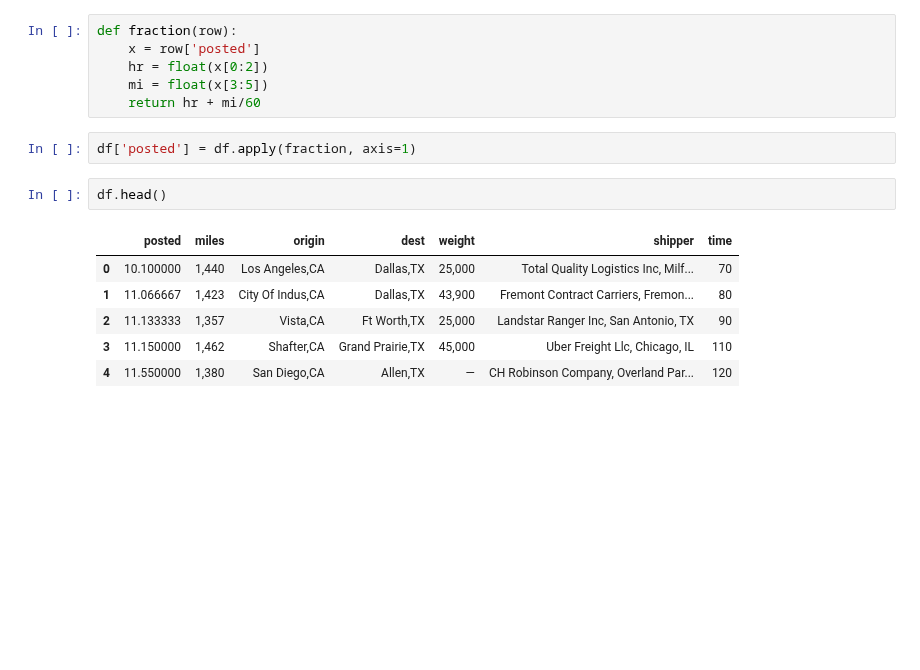
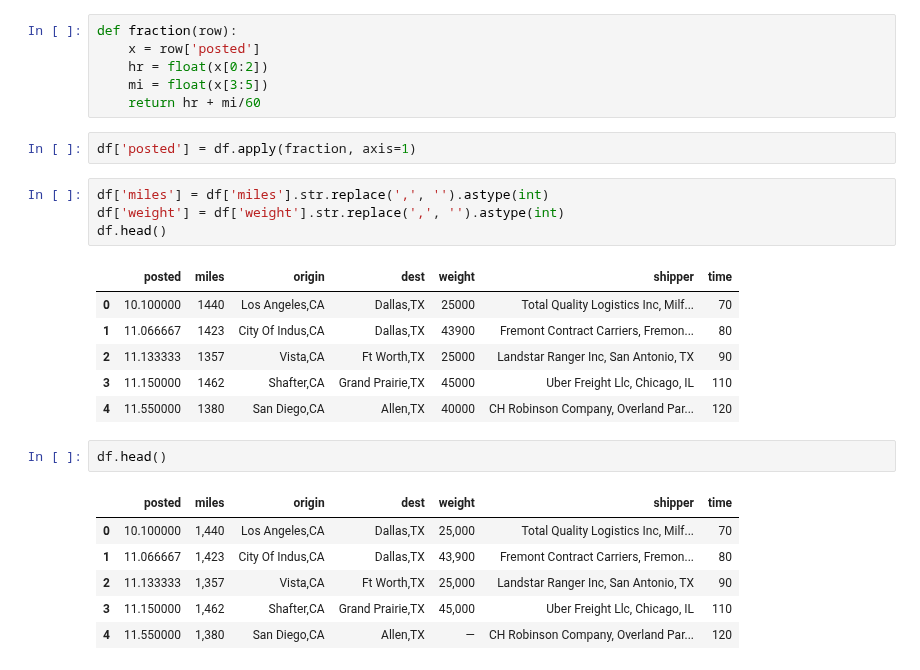
Before and after one commit to jawaidi/capstone, a Jupyter notebook: model.ipynb, the cells around one changed output. Cells and saved outputs as stored; diff of their text form; blank space fills up the shorter version.

```diff
--- a/model.ipynb
+++ b/model.ipynb
@@ -47,6 +47,17 @@ def fraction(row):
     return hr + mi/60
 # %%
 df['posted'] = df.apply(fraction, axis=1)
+# %%
+df['miles'] = df['miles'].str.replace(',', '').astype(int)
+df['weight'] = df['weight'].str.replace(',', '').astype(int)
+df.head()
+# %% [output]
+|  | posted | miles | origin | dest | weight | shipper | time |
+| 0 | 10.100000 | 1440 | Los Angeles,CA | Dallas,TX | 25000 | Total Quality Logistics Inc, Milf... | 70 |
+| 1 | 11.066667 | 1423 | City Of Indus,CA | Dallas,TX | 43900 | Fremont Contract Carriers, Fremon... | 80 |
+| 2 | 11.133333 | 1357 | Vista,CA | Ft Worth,TX | 25000 | Landstar Ranger Inc, San Antonio, TX | 90 |
+| 3 | 11.150000 | 1462 | Shafter,CA | Grand Prairie,TX | 45000 | Uber Freight Llc, Chicago, IL | 110 |
+| 4 | 11.550000 | 1380 | San Diego,CA | Allen,TX | 40000 | CH Robinson Company, Overland Par... | 120 |
 # %%
 df.head()
 # %% [output]
```
Also changed, not shown: parts of 4 cells of this notebook, 1 other file.
